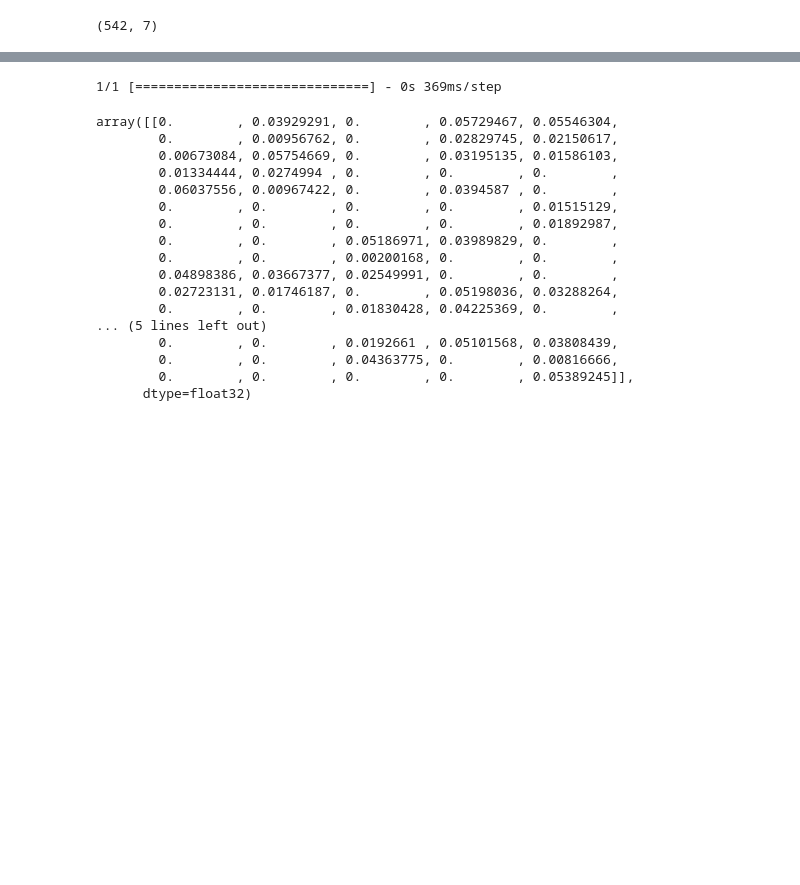
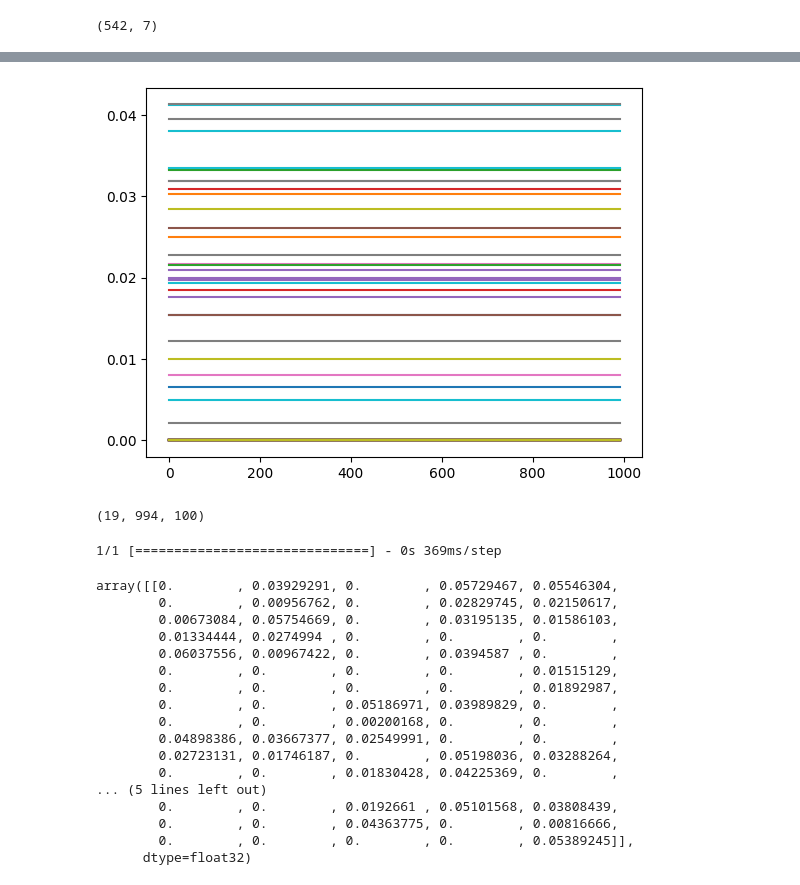
Before and after one commit to Lizoug/Garmin_Watch, a Jupyter notebook: autoencoder.ipynb, the cells around one changed output, grey strips where cells are left out. Drawn from its saved outputs; the diff is of its cells as text; code cells hidden in the pictures; blank space fills up the shorter version.

```diff
--- a/autoencoder.ipynb
+++ b/autoencoder.ipynb
@@ -235,0 +280,3 @@ _________________________________________________________________
+# %%
+save_embeddings(encoder_model,X_test,save_path="X_test_embeddings.npy")
+X_test_embeddings = np.load("X_test_embeddings.npy")
@@ -236,3 +295,12 @@ _________________________________________________________________
+# %%
+plt.plot(X_test_embeddings[2][:-1])
+plt.show()
+# %% [output]
+[figure, added]
+# %%
+X_test_embeddings.shape
+# %% [output]
+(19, 994, 100)
 # %%
 # Step 2: Use the Encoder for Prediction
 # padding the input
```
Also changed, not shown: parts of 19 cells of this notebook, 1 other file.
